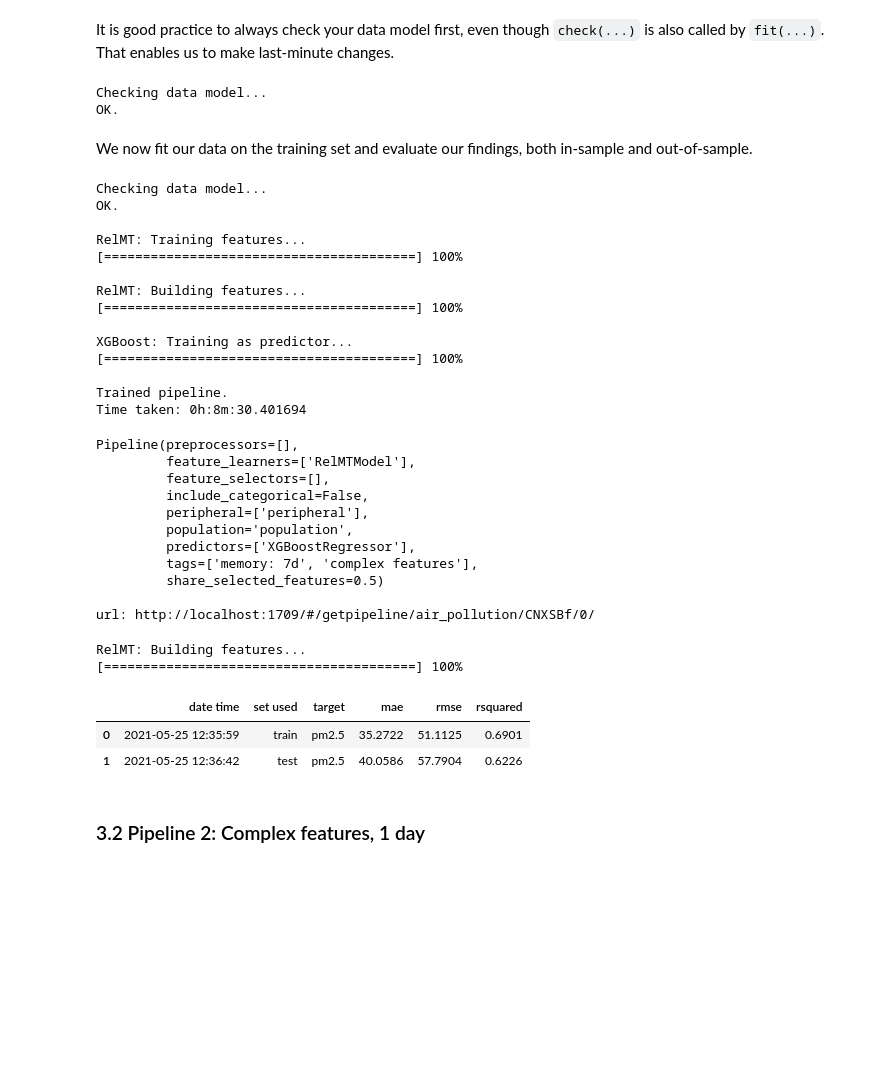
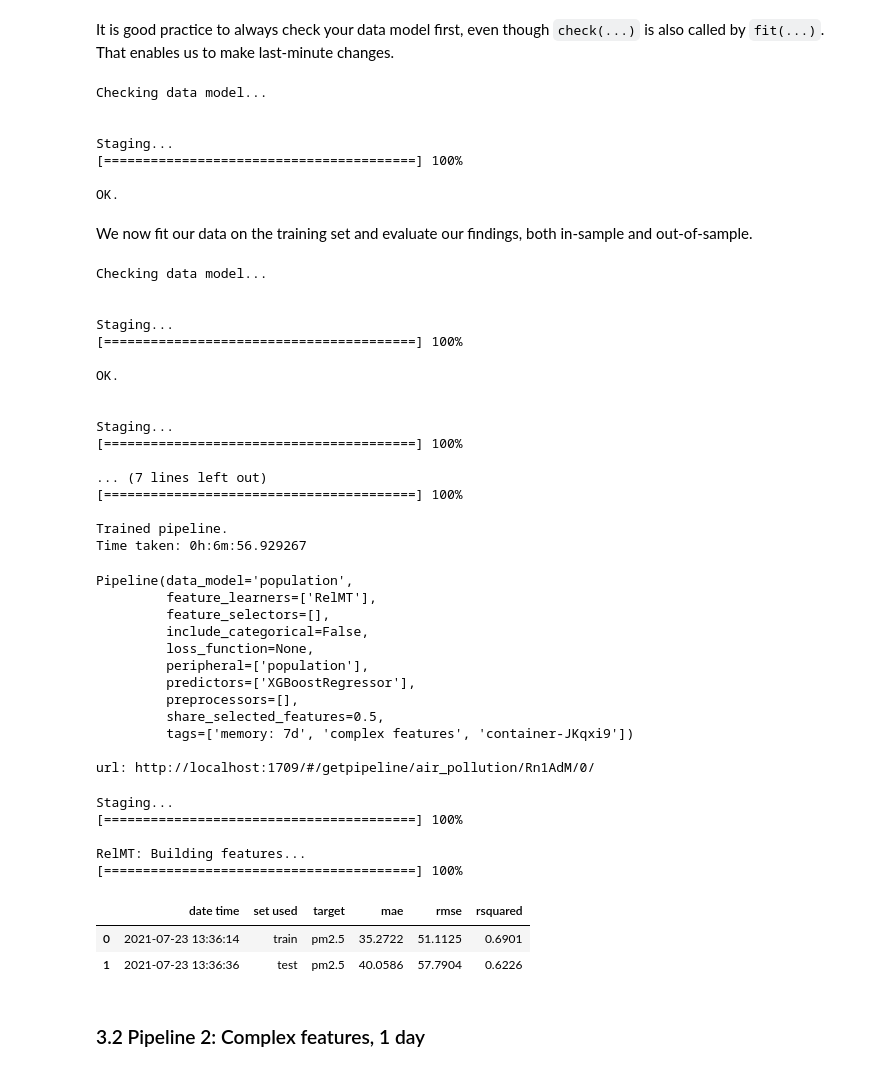
Before and after one commit to getml/getml-demo, a Jupyter notebook: air_pollution.ipynb, the cells around one changed output. Cells and saved outputs as stored; diff of their text form; code cells hidden in the pictures; blank space fills up the shorter version.

```diff
--- a/air_pollution.ipynb
+++ b/air_pollution.ipynb
@@ -214,0 +199,7 @@ set_roles(df_test)
+# %%
+split = getml.data.split.time(
+    population=df_full,
+    time_stamp="date",
+    test=getml.data.time.datetime(2014, 1, 1)
+)
+split
@@ -222,15 +223,13 @@ For our first experiment, we will learn complex features and allow a memory of u
 
 getML uses relational learning to build construct the pipelines. Even though there is a simpler time series API, the relational API is more flexible which is why decide to use it.
 # %%
-population = getml.data.Placeholder('population')
-
-peripheral = getml.data.Placeholder('peripheral')
-
-population.join(
-    peripheral,
-    time_stamp='date',
-    memory=getml.data.time.days(7)
+time_series1 = getml.data.TimeSeries(
+    population=df_full,
+    alias="population",
+    split=split,
+    time_stamps="date",
+    memory=getml.data.time.days(7),
 )
 
-population
+time_series1
 # %% [output]
@@ -239,5 +250,5 @@ population
 # %%
-relmt = getml.feature_learning.RelMTModel(
+relmt = getml.feature_learning.RelMT(
     num_features=10,
     loss_function=getml.feature_learning.loss_functions.SquareLoss,
     seed=4367,
@@ -248,8 +259,7 @@ predictor = getml.predictors.XGBoostRegressor(n_jobs=1)
 
 pipe = getml.pipeline.Pipeline(
     tags=['memory: 7d', 'complex features'],
-    population=population,
-    peripheral=[peripheral],
+    data_model=time_series1.data_model,
     feature_learners=[relmt],
     predictors=[predictor]
 )
@@ -268,48 +279,60 @@ Pipeline(preprocessors=[],
 # %% [markdown]
 It is good practice to always check your data model first, even though `check(...)` is also called by `fit(...)`. That enables us to make last-minute changes.
 # %%
-pipe.check(df_train, [df_full])
+pipe.check(time_series1.train)
 # %% [output]
 Checking data model...
+
+
+Staging...
+[========================================] 100%
+
 OK.
 # %% [markdown]
 We now fit our data on the training set and evaluate our findings, both in-sample and out-of-sample.
 # %%
-pipe.fit(df_train, [df_full])
+pipe.fit(time_series1.train)
 # %% [output]
 Checking data model...
+
+
+Staging...
+[========================================] 100%
+
 OK.
 
-RelMT: Training features...
+
+Staging...
 [========================================] 100%
 
-RelMT: Building features...
-[========================================] 100%
-
-XGBoost: Training as predictor...
+... (7 lines left out)
 [========================================] 100%
 
 Trained pipeline.
-Time taken: 0h:8m:30.401694
+Time taken: 0h:6m:56.929267
-Pipeline(preprocessors=[],
-         feature_learners=['RelMTModel'],
+Pipeline(data_model='population',
+         feature_learners=['RelMT'],
          feature_selectors=[],
          include_categorical=False,
-         peripheral=['peripheral'],
-         population='population',
+         loss_function=None,
+         peripheral=['population'],
          predictors=['XGBoostRegressor'],
-         tags=['memory: 7d', 'complex features'],
-         share_selected_features=0.5)
+         preprocessors=[],
+         share_selected_features=0.5,
+         tags=['memory: 7d', 'complex features', 'container-JKqxi9'])
 
-url: http://localhost:1709/#/getpipeline/air_pollution/CNXSBf/0/
+url: http://localhost:1709/#/getpipeline/air_pollution/Rn1AdM/0/
 # %%
-pipe.score(df_test, [df_full])
+pipe.score(time_series1.test)
 # %% [output]
+Staging...
+[========================================] 100%
+
 RelMT: Building features...
 [========================================] 100%
 |  | date time | set used | target | mae | rmse | rsquared |
-| 0 | 2021-05-25 12:35:59 | train | pm2.5 | 35.2722 | 51.1125 | 0.6901 |
-| 1 | 2021-05-25 12:36:42 | test | pm2.5 | 40.0586 | 57.7904 | 0.6226 |
+| 0 | 2021-07-23 13:36:14 | train | pm2.5 | 35.2722 | 51.1125 | 0.6901 |
+| 1 | 2021-07-23 13:36:36 | test | pm2.5 | 40.0586 | 57.7904 | 0.6226 |
 # %% [markdown]
 ### 3.2 Pipeline 2: Complex features, 1 day
 # %%
```
Also changed, not shown: parts of 43 cells of this notebook.
